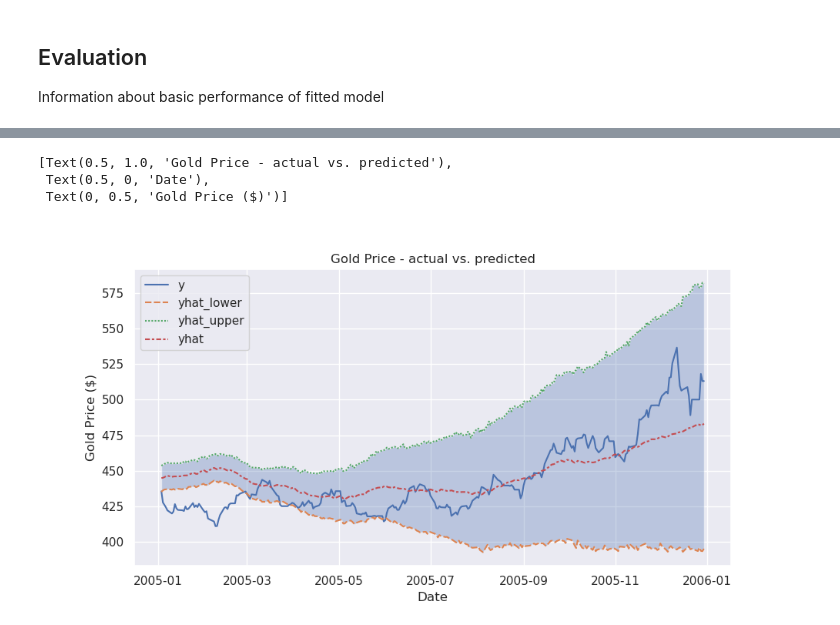
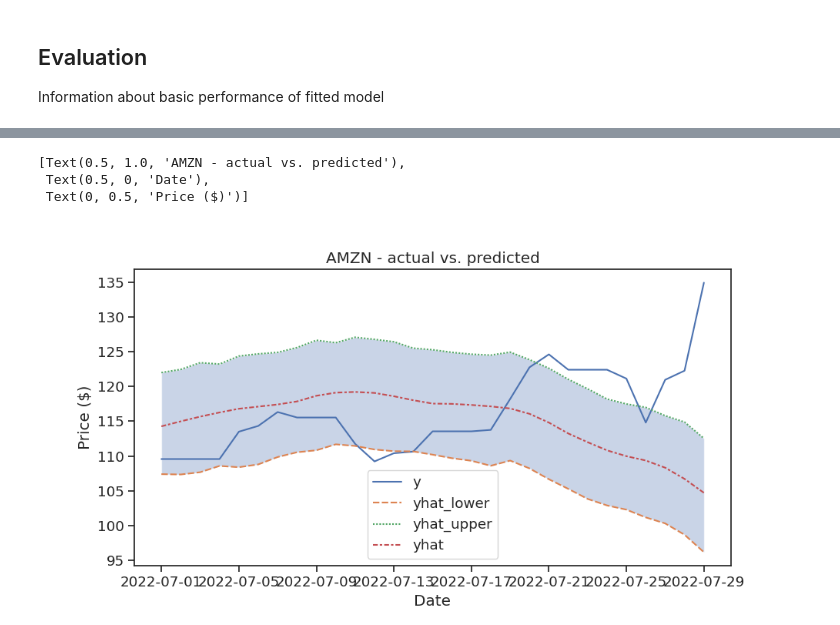
Before and after one commit to TheFerry10/financial-scraping, a Jupyter notebook: time-series-modeling.ipynb, the cells around one changed output, grey strips where cells are left out. Drawn from its saved outputs; the diff is of its cells as text; code cells hidden in the pictures.

Commit message:
time series forecasting with AMZN

```diff
--- a/time-series-modeling.ipynb
+++ b/time-series-modeling.ipynb
@@ -60,10 +62,6 @@ plt.show()
 # %% [markdown]
 ## Additive Model using Facebook's Prophet
 # %%
-df = quandl.get(dataset='WGC/GOLD_DAILY_USD',
-                start_date='2000-01-01',
-                end_date='2005-12-31')
-
 df.reset_index(drop=False, inplace=True)
-df.rename(columns={'Date': 'ds', 'Value': 'y'}, inplace=True)
-df.head()
+df.rename(columns={'Date': 'ds', 'price': 'y'}, inplace=True)
+df = df.loc[:, ['ds', 'y']]
@@ -83,5 +84,8 @@ dtype: object
+# %%
+start_forecast = datetime(2022, 7, 1)
+end_forecast = df['ds'].max()
 # %%
-train_indices = df['ds'].apply(lambda date: date.year) < 2005
+train_indices = df['ds'] < start_forecast
 df_train = df.loc[train_indices].dropna()
 df_test = df.loc[~train_indices].reset_index(drop=True)
 # %%
@@ -112,7 +126,7 @@ Initial log joint probability = -7.84269
 Optimization terminated normally:
   Convergence detected: relative gradient magnitude is below tolerance
 # %%
-df_feature = model_prophet.make_future_dataframe(periods=365)
+df_feature = model_prophet.make_future_dataframe(periods=30)
 df_pred = model_prophet.predict(df_feature)
 model_prophet.plot(df_pred)
 # %% [output]
@@ -146,11 +151,11 @@ df_merged.set_index('ds', inplace=True)
 # %%
 fig, ax = plt.subplots(1,1)
 plot_columns = ['y', 'yhat_lower', 'yhat_upper', 'yhat']
 ax = sns.lineplot(data=df_merged[plot_columns])
 ax.fill_between(df_merged.index, df_merged['yhat_lower'], df_merged['yhat_upper'], alpha=0.3)
-ax.set(title='Gold Price - actual vs. predicted', xlabel='Date', ylabel='Gold Price ($)')
+ax.set(title=f'{ticker} - actual vs. predicted', xlabel='Date', ylabel='Price ($)')
 # %% [output]
-[Text(0.5, 1.0, 'Gold Price - actual vs. predicted'),
+[Text(0.5, 1.0, 'AMZN - actual vs. predicted'),
  Text(0.5, 0, 'Date'),
- Text(0, 0.5, 'Gold Price ($)')]
+ Text(0, 0.5, 'Price ($)')]
-[figure, old version]
+[figure, new version]
```
Also changed, not shown: parts of 24 cells of this notebook.
